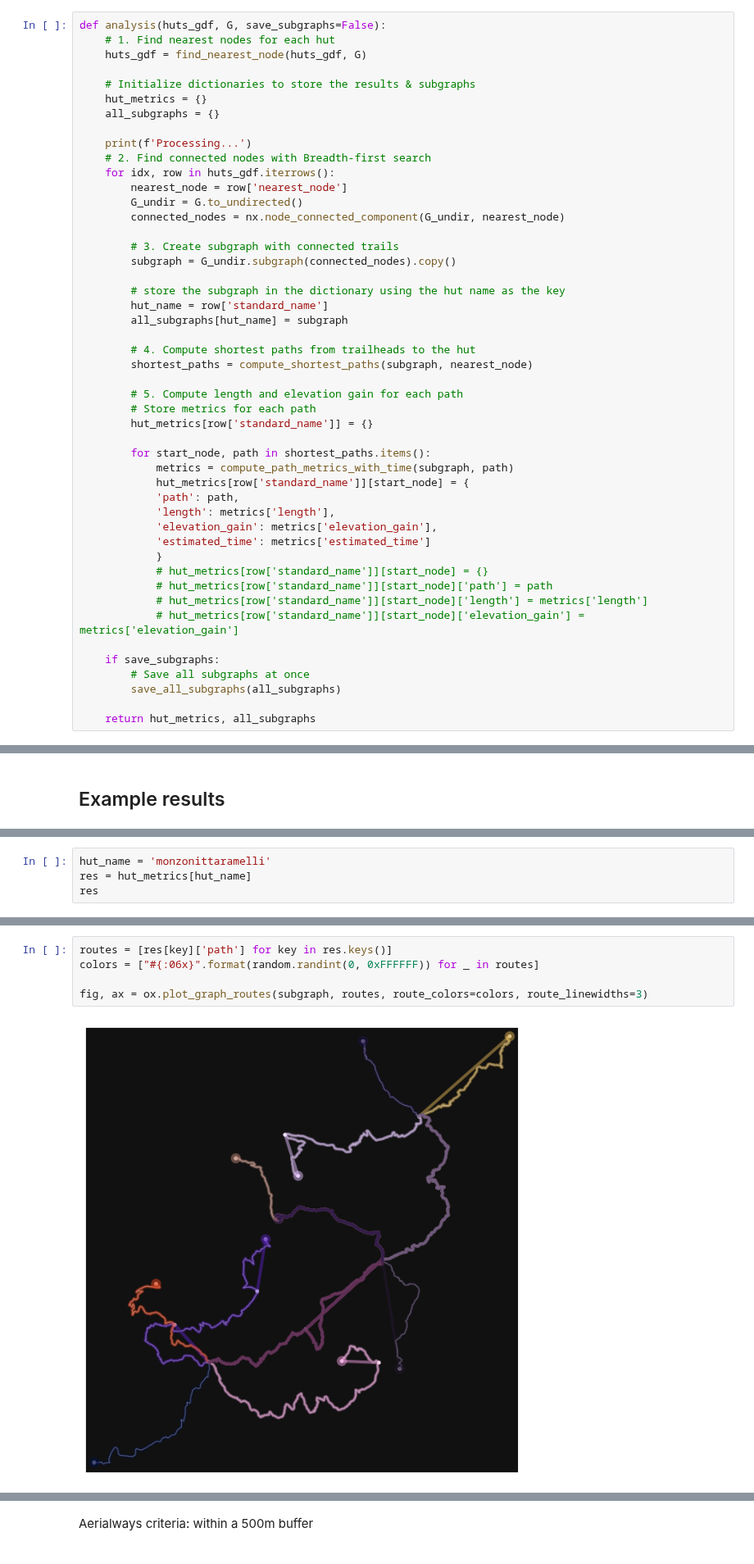
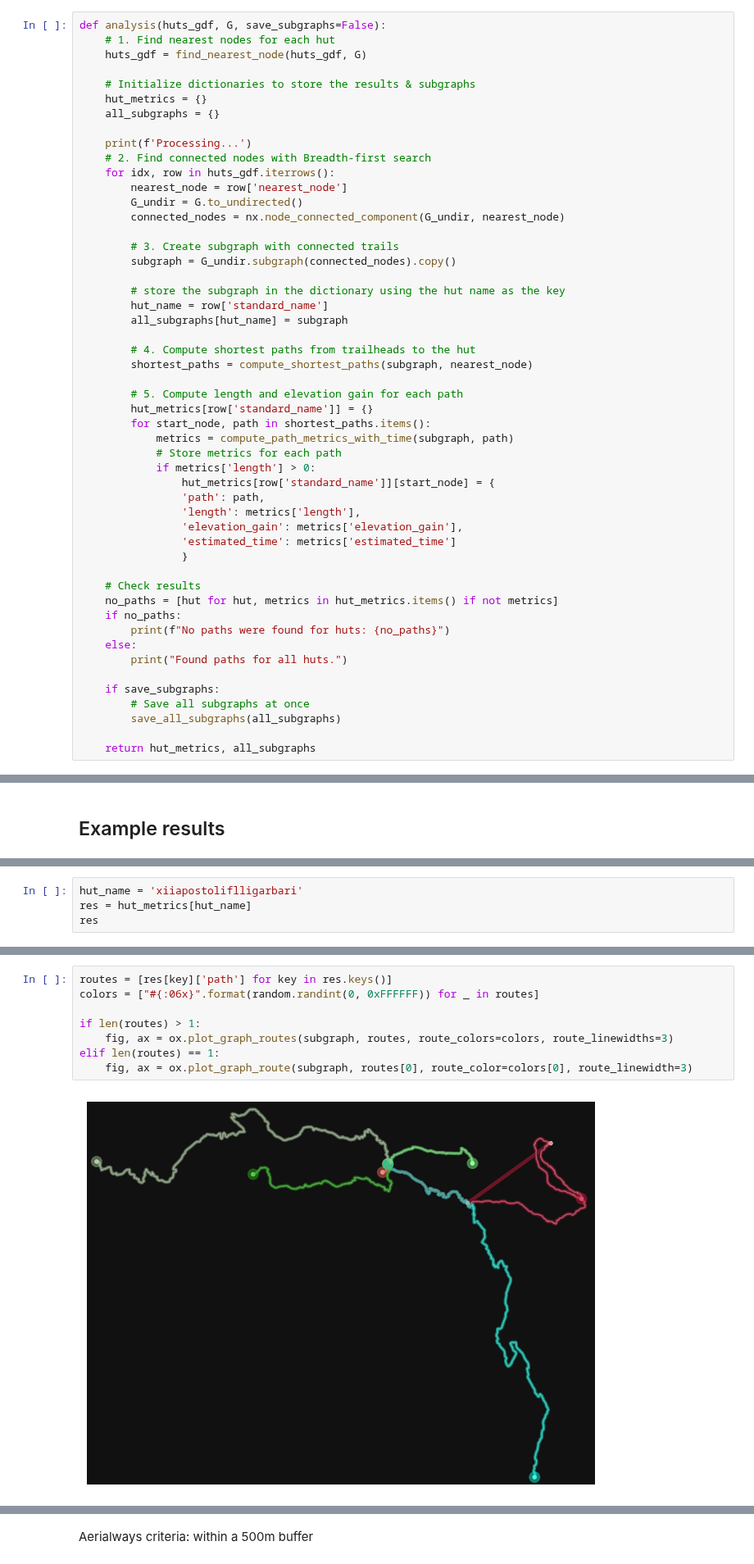
Before and after one commit to dclfbk/alpinehutsustainability, a Jupyter notebook: code/trails_to_huts.ipynb, the cells around one changed output, grey strips where cells are left out. Shown at 82% size. Drawn from its saved outputs; the diff is of its cells as text.

```diff
--- a/code/trails_to_huts.ipynb
+++ b/code/trails_to_huts.ipynb
@@ -337,21 +353,24 @@ def analysis(huts_gdf, G, save_subgraphs=False):
         shortest_paths = compute_shortest_paths(subgraph, nearest_node)
 
         # 5. Compute length and elevation gain for each path
-        # Store metrics for each path
         hut_metrics[row['standard_name']] = {}
-
         for start_node, path in shortest_paths.items():
             metrics = compute_path_metrics_with_time(subgraph, path)
-            hut_metrics[row['standard_name']][start_node] = {
-            'path': path,
-            'length': metrics['length'],
-            'elevation_gain': metrics['elevation_gain'],
-            'estimated_time': metrics['estimated_time']
-            }
-            # hut_metrics[row['standard_name']][start_node] = {}
-            # hut_metrics[row['standard_name']][start_node]['path'] = path
-            # hut_metrics[row['standard_name']][start_node]['length'] = metrics['length']
-            # hut_metrics[row['standard_name']][start_node]['elevation_gain'] = metrics['elevation_gain']
+            # Store metrics for each path
+            if metrics['length'] > 0:
+                hut_metrics[row['standard_name']][start_node] = {
+                'path': path,
+                'length': metrics['length'],
+                'elevation_gain': metrics['elevation_gain'],
+                'estimated_time': metrics['estimated_time']
+                }
+
+    # Check results
+    no_paths = [hut for hut, metrics in hut_metrics.items() if not metrics]
+    if no_paths:
+        print(f"No paths were found for huts: {no_paths}")
+    else:
+        print("Found paths for all huts.")
 
     if save_subgraphs:
         # Save all subgraphs at once
@@ -402,5 +403,5 @@ array(['alpepozzavlancia', 'altissimodchiesa', 'antermoia',
 # %%
-hut_name = 'monzonittaramelli'
+hut_name = 'xiiapostoliflligarbari'
 res = hut_metrics[hut_name]
 res
 # %% [output]
@@ -470,10 +471,13 @@ plt.legend()
 # %%
 routes = [res[key]['path'] for key in res.keys()]
 colors = ["#{:06x}".format(random.randint(0, 0xFFFFFF)) for _ in routes]
 
-fig, ax = ox.plot_graph_routes(subgraph, routes, route_colors=colors, route_linewidths=3)
+if len(routes) > 1:
+    fig, ax = ox.plot_graph_routes(subgraph, routes, route_colors=colors, route_linewidths=3)
+elif len(routes) == 1:
+    fig, ax = ox.plot_graph_route(subgraph, routes[0], route_color=colors[0], route_linewidth=3)
 # %% [output]
-[figure, old version]
+[figure, new version]
 # %% [markdown]
 # Comparison with categoria_CAISAT
 The CAI-SAT classification for mountain huts is defined in [Regolamento strutture ricettive del Club Alpino Italiano](https://www.cai.it/wp-content/uploads/2020/12/Regolamento-strutture-ricettive-del-Club-Alpino-Italiano-20201.pdf) (Allegato 1).
```
Also changed, not shown: parts of 19 cells of this notebook, 3 other files.
